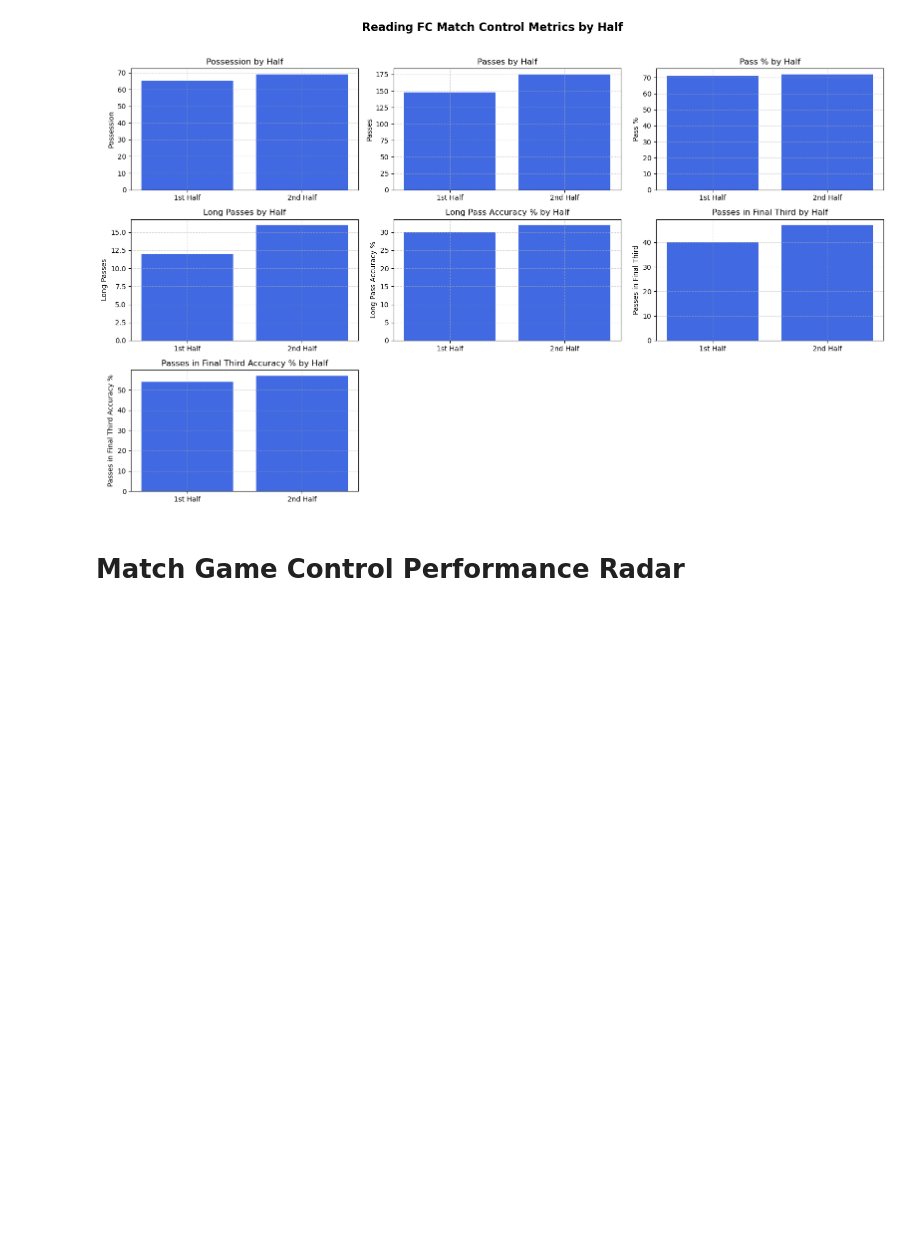
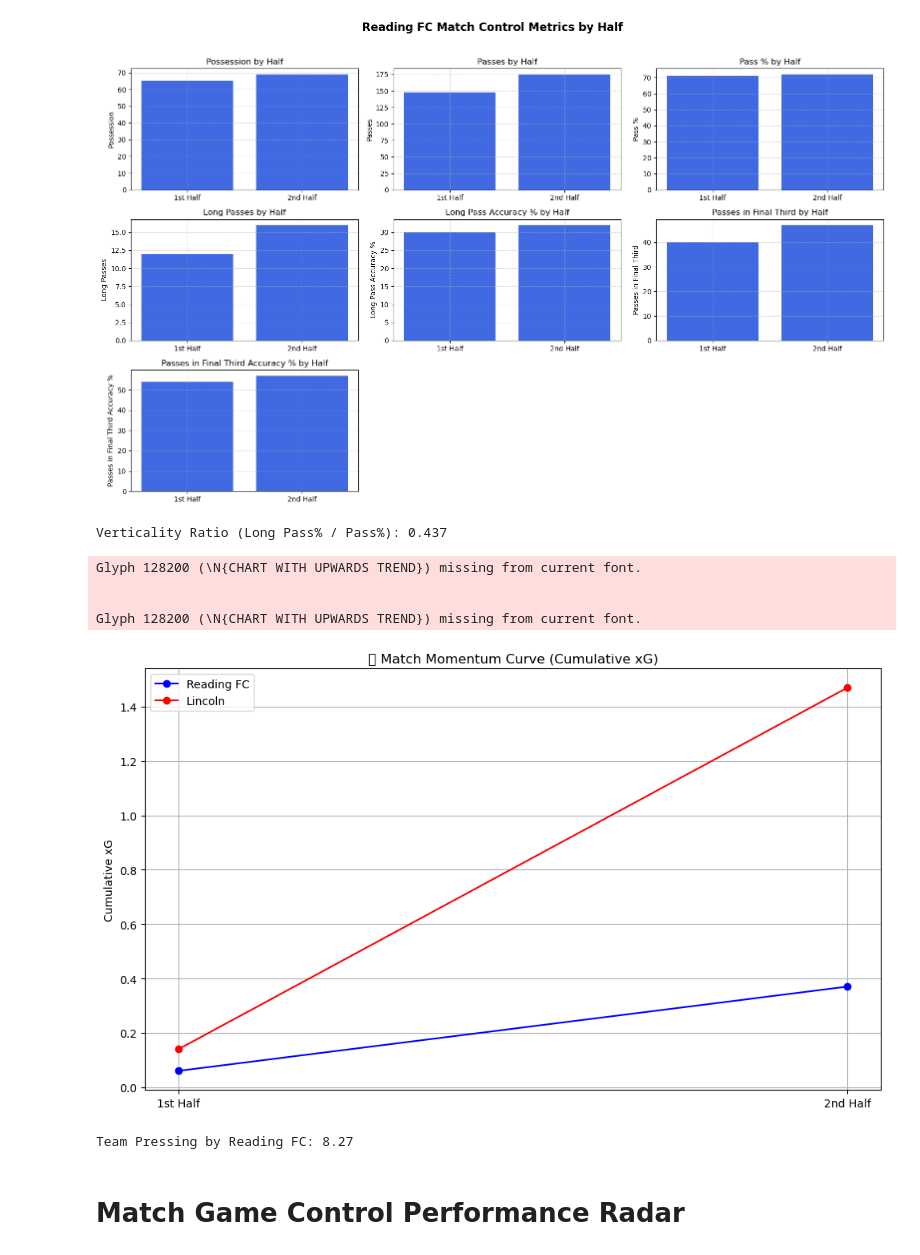
Before and after one commit to abryantgithub/Football_Analysis, a Jupyter notebook: notebooks/match-reports/Lincoln.ipynb, the cells around one changed output. Cells and saved outputs as stored; diff of their text form; code cells hidden in the pictures; blank space fills up the shorter version.

```diff
--- a/notebooks/match-reports/Lincoln.ipynb
+++ b/notebooks/match-reports/Lincoln.ipynb
@@ -257,6 +343,46 @@ plt.tight_layout(rect=[0, 0, 1, 0.96])
 plt.show()
 # %% [output]
 [figure]
+# %%
+verticality = match['rfc_LongPass%'] / match['rfc_Pass%'] if match['rfc_Pass%'] else 0
+print("Verticality Ratio (Long Pass% / Pass%):", round(verticality, 3))
+# %% [output]
+Verticality Ratio (Long Pass% / Pass%): 0.437
+# %%
+import matplotlib.pyplot as plt
+
+# Get xG by half
+rfc_xg = [match['rfc_xG_1st'], match['rfc_xG_2nd']]
+opp_xg = [match['opp_xG_1st'], match['opp_xG_2nd']]
+
+# Cumulative xG over halves
+rfc_cumulative = [rfc_xg[0], rfc_xg[0] + rfc_xg[1]]
+opp_cumulative = [opp_xg[0], opp_xg[0] + opp_xg[1]]
+
+# Plotting
+plt.figure(figsize=(10, 6))
+plt.plot([0, 1], rfc_cumulative, label='Reading FC', color='blue', marker='o')
+plt.plot([0, 1], opp_cumulative, label='Lincoln', color='red', marker='o')
+
+# Styling
+plt.xticks([0, 1], ['1st Half', '2nd Half'])
+plt.title("📈 Match Momentum Curve (Cumulative xG)")
+plt.ylabel("Cumulative xG")
+plt.grid(True)
+plt.legend()
+plt.tight_layout()
+plt.show()
+# %% [output]
+Glyph 128200 (\N{CHART WITH UPWARDS TREND}) missing from current font.
+
+
+Glyph 128200 (\N{CHART WITH UPWARDS TREND}) missing from current font.
+[figure, added]
+# %%
+ppda = match['opp_Passes'] / match['rfc_Tackles'] if match['rfc_Tackles'] else 0
+print(f"Team Pressing by Reading FC: {ppda:.2f}")
+# %% [output]
+Team Pressing by Reading FC: 8.27
 # %% [markdown]
 # Match Game Control Performance Radar
 # %%
```
Also changed, not shown: parts of 12 cells of this notebook, 1 other file.
